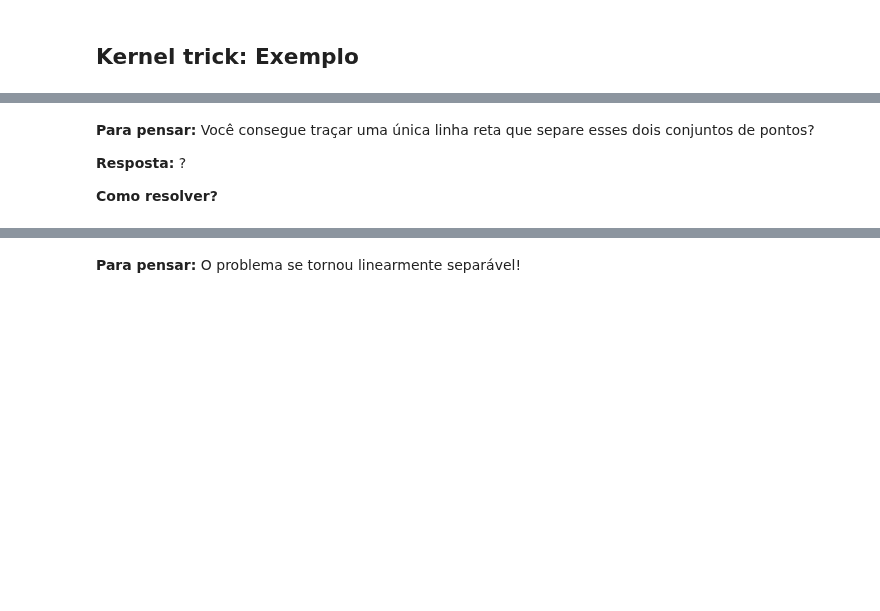
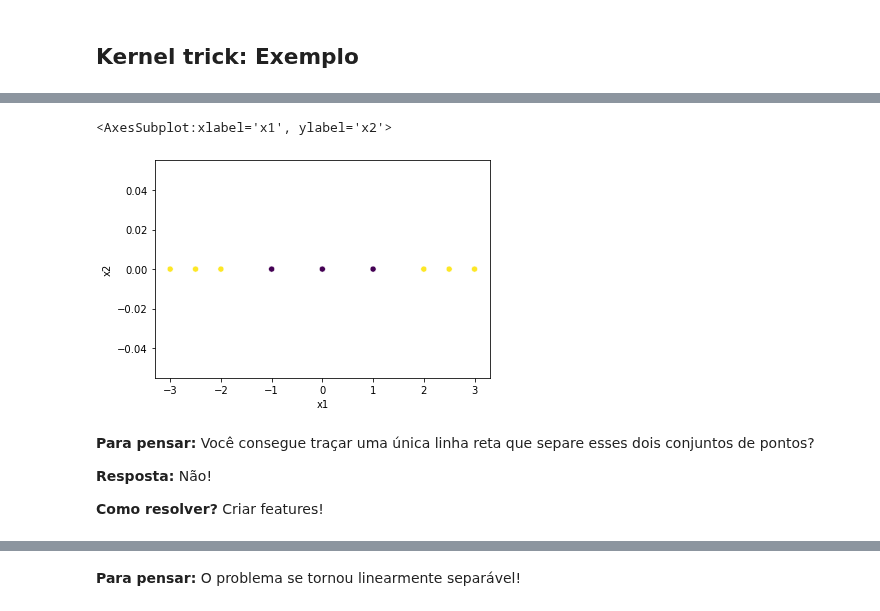
Before and after one commit to walisson-silva-ada/827-data-science, a Jupyter notebook: 06. overfitting/06_overfitting_ e_SVM.ipynb, the cells around one changed output, grey strips where cells are left out. Saved outputs shown, nothing was run; the diff lists cells and outputs as text; code cells hidden in the pictures; blank space fills up the shorter version.

```diff
--- a/06. overfitting/06_overfitting_ e_SVM.ipynb
+++ b/06. overfitting/06_overfitting_ e_SVM.ipynb
@@ -106,8 +116,12 @@ df
 # %%
 # olhe os dados!
+sns.scatterplot(x='x1', y='x2', data=df, c=df['y'])
+# %% [output]
+<AxesSubplot:xlabel='x1', ylabel='x2'>
+[figure, added]
 # %% [markdown]
 **Para pensar:** Você consegue traçar uma única linha reta que separe esses dois conjuntos de pontos?
 
-**Resposta:**  ?
+**Resposta:**  Não!
 
-**Como resolver?**
+**Como resolver?**  Criar features!
```
Also changed, not shown: parts of 25 cells of this notebook.
